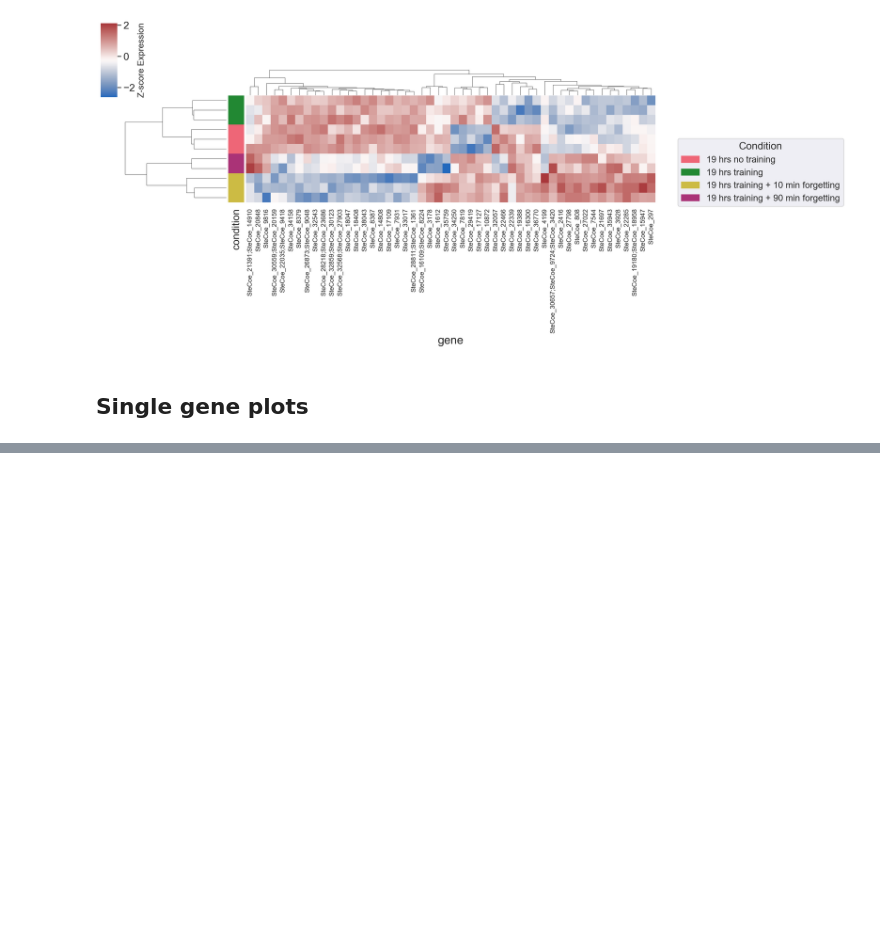
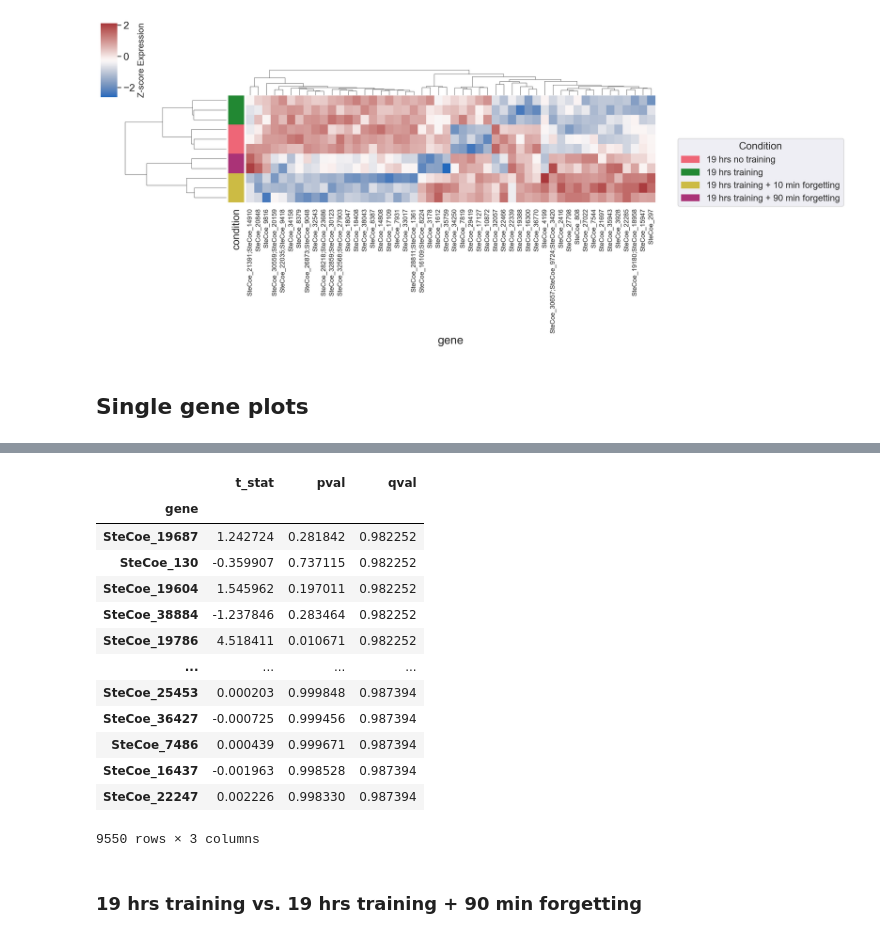
Before and after one commit to aralbright/2025_stentor_learning, a Jupyter notebook: exp2/exp2_proteomics.ipynb, the cells around one changed output, grey strips where cells are left out. Drawn from its saved outputs; the diff is of its cells as text; code cells hidden in the pictures; blank space fills up the shorter version.

```diff
--- a/exp2/exp2_proteomics.ipynb
+++ b/exp2/exp2_proteomics.ipynb
@@ -967,0 +999,14 @@ df.head(50)
+# %%
+# group data
+group_ut19 = s2c[s2c['condition'] == 'ut_19'].index
+group_t19 = s2c[s2c['condition'] == 't_19'].index
+# %%
+res_19 = []
+
+for gene in df_19.index:
+    group_ut19_val = df.loc[gene, group_ut19]
+    group_t19_val = df.loc[gene, group_t19]
+    t_stat, p_val = stats.ttest_ind(group_ut19_val, group_t19_val)
+    res_19.append({'gene': gene, 't_stat': t_stat, 'pval': p_val})
+# %%
+res_19 = pd.DataFrame(res_19).set_index('gene')
@@ -967,0 +1030,19 @@ df.head(50)
+# %%
+res_19['qval'] = compute_qvalues_r(res_19['pval'])
+# %%
+res_19.sort_values('qval')
+# %% [output]
+|  | t_stat | pval | qval |
+| gene |  |  |  |
+| SteCoe_19687 | 1.242724 | 0.281842 | 0.982252 |
+| SteCoe_130 | -0.359907 | 0.737115 | 0.982252 |
+| SteCoe_19604 | 1.545962 | 0.197011 | 0.982252 |
+| SteCoe_38884 | -1.237846 | 0.283464 | 0.982252 |
+| SteCoe_19786 | 4.518411 | 0.010671 | 0.982252 |
+| ... | ... | ... | ... |
+| SteCoe_25453 | 0.000203 | 0.999848 | 0.987394 |
+| SteCoe_36427 | -0.000725 | 0.999456 | 0.987394 |
+| SteCoe_7486 | 0.000439 | 0.999671 | 0.987394 |
+| SteCoe_16437 | -0.001963 | 0.998528 | 0.987394 |
+| SteCoe_22247 | 0.002226 | 0.998330 | 0.987394 |
+9550 rows × 3 columns
@@ -967,0 +1051,2 @@ df.head(50)
+# %% [markdown]
+### 19 hrs training vs. 19 hrs training + 90 min forgetting
```
Also changed, not shown: parts of 29 cells of this notebook.
